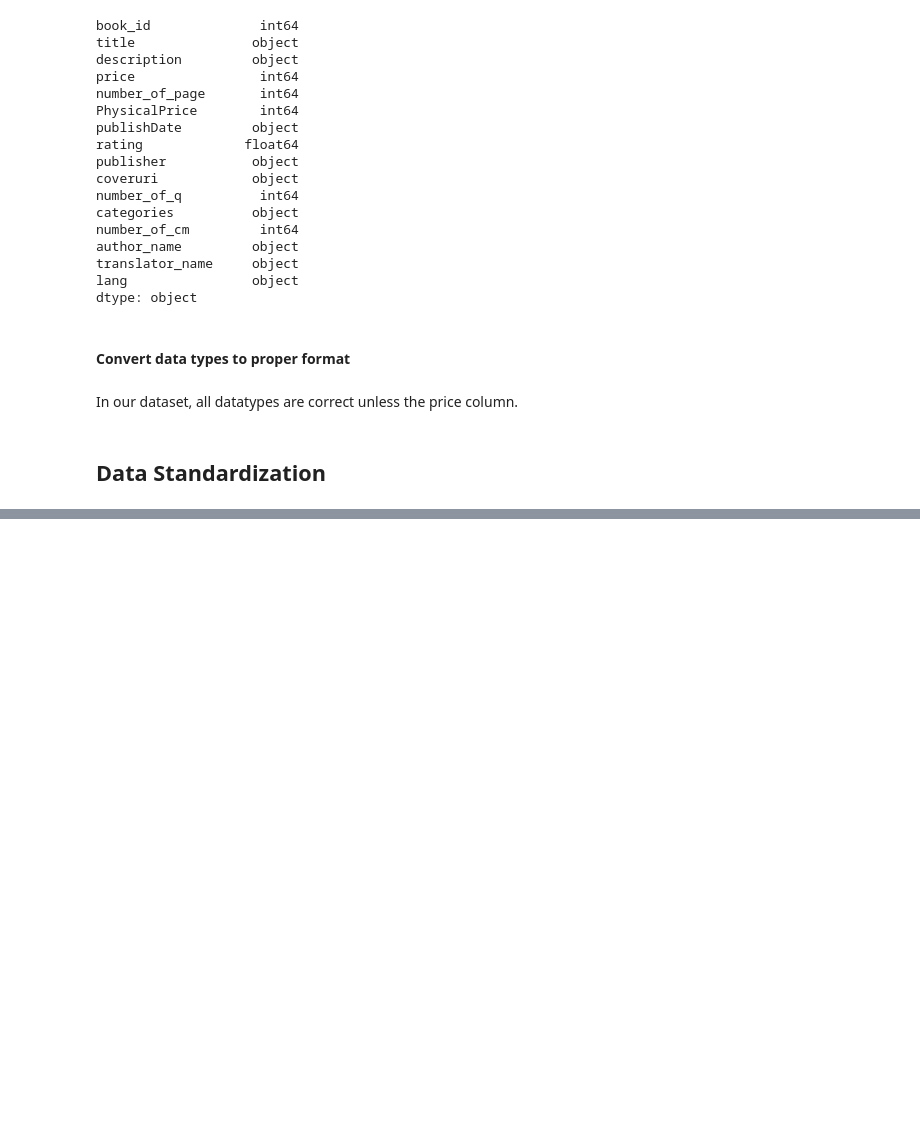
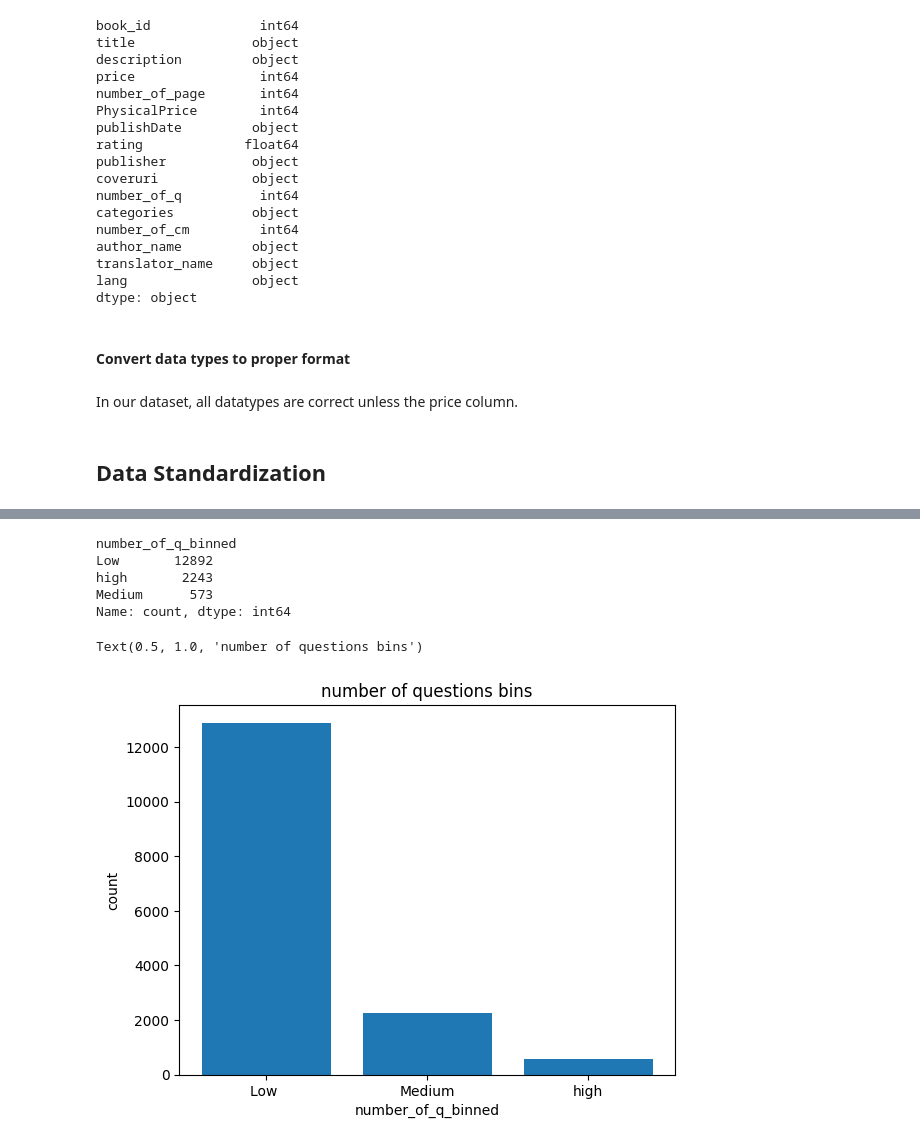
Before and after one commit to Masoud-Hatami/Machine_Learning_With_Python, a Jupyter notebook: 12_Data_Acquisitiion_Persian.ipynb, the cells around one changed output, grey strips where cells are left out. Saved outputs shown, nothing was run; the diff lists cells and outputs as text; code cells hidden in the pictures; blank space fills up the shorter version.

```diff
--- a/12_Data_Acquisitiion_Persian.ipynb
+++ b/12_Data_Acquisitiion_Persian.ipynb
@@ -244,0 +285,6 @@ df[['price']] = df[['price']].astype('float')
+# %%
+bins = np.linspace(min(df['number_of_q']), max(df['number_of_q']),4)
+group_names = [ 'Low ', "Medium", "high"]
+# %%
+df['number_of_q_binned'] = pd.cut(df['number_of_q'], bins, labels= group_names, include_lowest=True)
+df[['number_of_q','number_of_q_binned']].head()
@@ -244,0 +298,20 @@ df[['price']] = df[['price']].astype('float')
+# %%
+df['number_of_q_binned'].value_counts()
+# %% [output]
+number_of_q_binned
+Low       12892
+high       2243
+Medium      573
+Name: count, dtype: int64
+# %%
+import matplotlib as plt
+from matplotlib import pyplot
+pyplot.bar(group_names, df['number_of_q_binned'].value_counts())
+
+# Set x/y labes and plot title
+plt.pyplot.xlabel('number_of_q_binned')
+plt.pyplot.ylabel('count')
+plt.pyplot.title('number of questions bins')
+# %% [output]
+Text(0.5, 1.0, 'number of questions bins')
+[figure, added]
```
Also changed, not shown: parts of 29 cells of this notebook.
